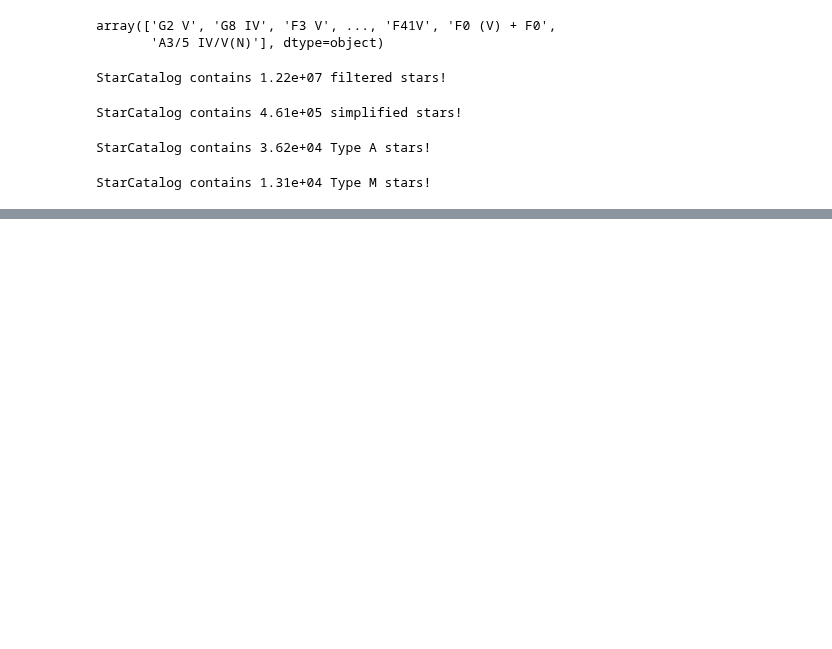
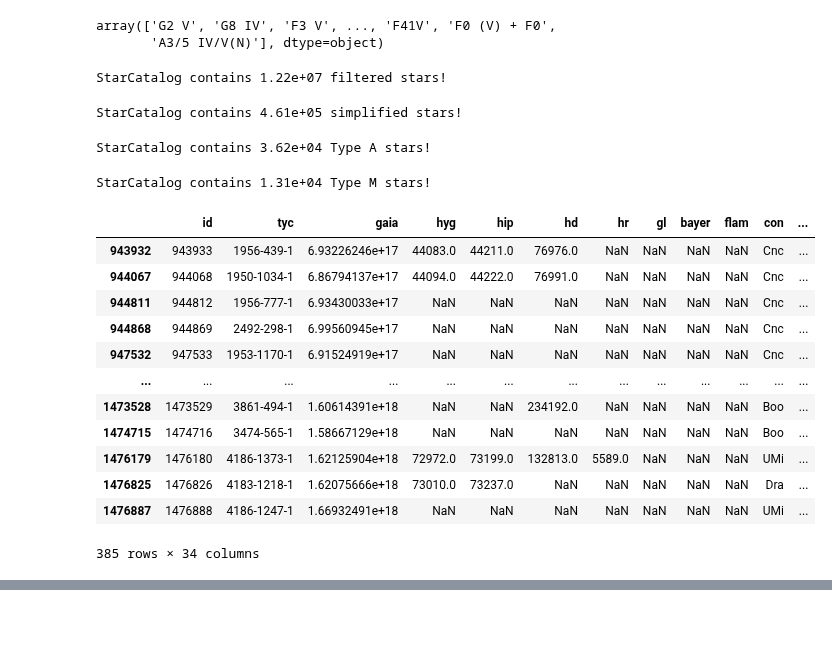
Before and after one commit to drunarayan/python4astronomy, a Jupyter notebook: cluster_hrd/starcatalog_query.ipynb, the cells around one changed output, grey strips where cells are left out. Saved outputs shown, nothing was run; the diff lists cells and outputs as text; code cells hidden in the pictures; blank space fills up the shorter version.

```diff
--- a/cluster_hrd/starcatalog_query.ipynb
+++ b/cluster_hrd/starcatalog_query.ipynb
@@ -73,5 +73,19 @@ StarCatalog contains 3.62e+04 Type A stars!
 # %%
 tym = sdf[sdf['spect'].str.contains(r'^M')]
 print(f'StarCatalog contains {tym.size:0.2e} Type M stars!')
+tym
 # %% [output]
 StarCatalog contains 1.31e+04 Type M stars!
+|  | id | tyc | gaia | hyg | hip | hd | hr | gl | bayer | flam | con | ... |
+| 943932 | 943933 | 1956-439-1 | 6.93226246e+17 | 44083.0 | 44211.0 | 76976.0 | NaN | NaN | NaN | NaN | Cnc | ... |
+| 944067 | 944068 | 1950-1034-1 | 6.86794137e+17 | 44094.0 | 44222.0 | 76991.0 | NaN | NaN | NaN | NaN | Cnc | ... |
+| 944811 | 944812 | 1956-777-1 | 6.93430033e+17 | NaN | NaN | NaN | NaN | NaN | NaN | NaN | Cnc | ... |
+| 944868 | 944869 | 2492-298-1 | 6.99560945e+17 | NaN | NaN | NaN | NaN | NaN | NaN | NaN | Cnc | ... |
+| 947532 | 947533 | 1953-1170-1 | 6.91524919e+17 | NaN | NaN | NaN | NaN | NaN | NaN | NaN | Cnc | ... |
+| ... | ... | ... | ... | ... | ... | ... | ... | ... | ... | ... | ... | ... |
+| 1473528 | 1473529 | 3861-494-1 | 1.60614391e+18 | NaN | NaN | 234192.0 | NaN | NaN | NaN | NaN | Boo | ... |
+| 1474715 | 1474716 | 3474-565-1 | 1.58667129e+18 | NaN | NaN | NaN | NaN | NaN | NaN | NaN | Boo | ... |
+| 1476179 | 1476180 | 4186-1373-1 | 1.62125904e+18 | 72972.0 | 73199.0 | 132813.0 | 5589.0 | NaN | NaN | NaN | UMi | ... |
+| 1476825 | 1476826 | 4183-1218-1 | 1.62075666e+18 | 73010.0 | 73237.0 | NaN | NaN | NaN | NaN | NaN | Dra | ... |
+| 1476887 | 1476888 | 4186-1247-1 | 1.66932491e+18 | NaN | NaN | NaN | NaN | NaN | NaN | NaN | UMi | ... |
+385 rows × 34 columns
```
Also changed, not shown: parts of 1 cell of this notebook.
